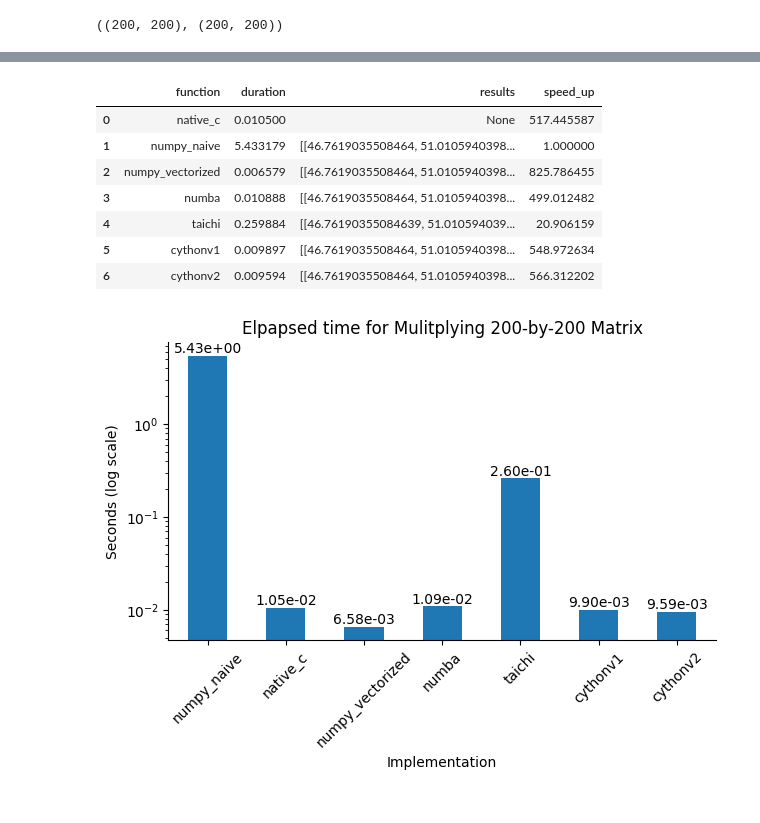
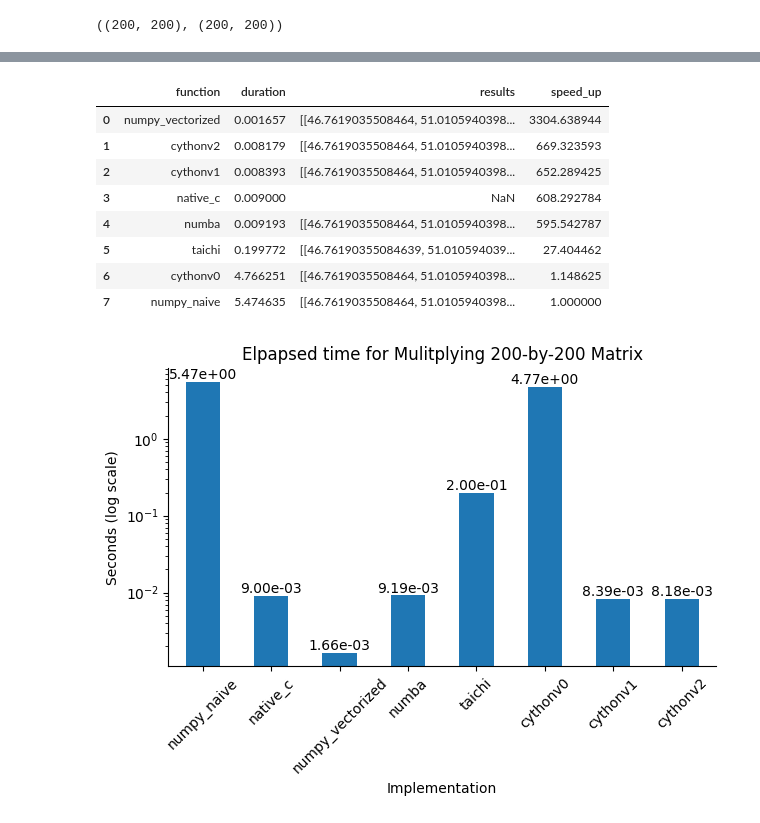
Before and after one commit to jimthompson5802/devcontainer_testbed, a Jupyter notebook: py-c-testbed/cython_sandbox/matrix_multiply_notebook.ipynb, the cells around one changed output, grey strips where cells are left out. Drawn from its saved outputs; the diff is of its cells as text; code cells hidden in the pictures.

Commit message:
Added cython0 scenario

```diff
--- a/py-c-testbed/cython_sandbox/matrix_multiply_notebook.ipynb
+++ b/py-c-testbed/cython_sandbox/matrix_multiply_notebook.ipynb
@@ -276,3 +245,0 @@ Wall time: 260 ms
-# %%
-%%time
-test_results.append(test_function(matrix_multiply_cython, "cythonv1", A, B))
@@ -285,3 +245,0 @@ Wall time: 10 ms
-# %%
-%%time
-test_results.append(test_function(matrix_multiply_cython2,"cythonv2", A, B))
@@ -291,0 +246,33 @@ Wall time: 10.2 ms
+# %%
+%%time
+import time
+import pandas as pd
+import gc
+
+# helper function to test the different implementations of matrix multiplication
+def test_function(function, identifier, A, B):
+    gc.disable()
+    start_time = time.time()
+    C = function(A, B)
+    end_time = time.time()
+    duration = end_time - start_time
+    gc.enable()
+
+    return {"function": identifier, "duration": duration, "results": C}
+
+
+# setup test scenarios
+test_scenarios = [
+    {"function": matrix_multiply_np, "identifier": "numpy_naive", "A": A, "B": B},
+    {"function": np.matmul, "identifier": "numpy_vectorized", "A": A, "B": B},
+    {"function": matrix_multiply_numba, "identifier": "numba", "A": A, "B": B},
+    {"function": matrix_multiply_cython0, "identifier": "cythonv0", "A": A, "B": B},
+    {"function": matrix_multiply_cython1, "identifier": "cythonv1", "A": A, "B": B},
+    {"function": matrix_multiply_cython2, "identifier": "cythonv2", "A": A, "B": B},
+    {"function": matrix_multiply_taichi, "identifier": "taichi", "A": A, "B": B},
+]
+
+for t in range(10):
+    print(f"starting test run {t}")
+    for ts in test_scenarios:
+        test_results.append(test_function(ts["function"], ts["identifier"], ts["A"], ts["B"]))
@@ -292,51 +309,54 @@ Wall time: 10.2 ms
 # %%
-df = pd.DataFrame(test_results)
+df = df.groupby("function").mean().sort_values(by="duration")
+df.reset_index(inplace=True)
+df.rename(columns={'index': 'function'}, inplace=True)
 df['speed_up'] = df[df.function == 'numpy_naive'].duration.values[0] / df['duration']
 df
 # %% [output]
 |  | function | duration | results | speed_up |
-| 0 | native_c | 0.010500 | None | 517.445587 |
-| 1 | numpy_naive | 5.433179 | [[46.7619035508464, 51.0105940398... | 1.000000 |
-| 2 | numpy_vectorized | 0.006579 | [[46.7619035508464, 51.0105940398... | 825.786455 |
-| 3 | numba | 0.010888 | [[46.7619035508464, 51.0105940398... | 499.012482 |
-| 4 | taichi | 0.259884 | [[46.76190355084639, 51.010594039... | 20.906159 |
-| 5 | cythonv1 | 0.009897 | [[46.7619035508464, 51.0105940398... | 548.972634 |
-| 6 | cythonv2 | 0.009594 | [[46.7619035508464, 51.0105940398... | 566.312202 |
+| 0 | numpy_vectorized | 0.001657 | [[46.7619035508464, 51.0105940398... | 3304.638944 |
+| 1 | cythonv2 | 0.008179 | [[46.7619035508464, 51.0105940398... | 669.323593 |
+| 2 | cythonv1 | 0.008393 | [[46.7619035508464, 51.0105940398... | 652.289425 |
+| 3 | native_c | 0.009000 | NaN | 608.292784 |
+| 4 | numba | 0.009193 | [[46.7619035508464, 51.0105940398... | 595.542787 |
+| 5 | taichi | 0.199772 | [[46.76190355084639, 51.010594039... | 27.404462 |
+| 6 | cythonv0 | 4.766251 | [[46.7619035508464, 51.0105940398... | 1.148625 |
+| 7 | numpy_naive | 5.474635 | [[46.7619035508464, 51.0105940398... | 1.000000 |
 # %%
 import matplotlib.pyplot as plt
 
 # Define the desired order
-order = ['numpy_naive', 'native_c', 'numpy_vectorized', 'numba', 'taichi', 'cythonv1', 'cythonv2']
+order = ['numpy_naive', 'native_c', 'numpy_vectorized', 'numba', 'taichi', 'cythonv0', 'cythonv1', 'cythonv2']
 
 # Sort the DataFrame by the 'function' column based on the desired order
 df['function'] = df['function'].astype('category')
 df['function'] = df['function'].cat.set_categories(order)
 df.sort_values('function', inplace=True)
 
 # Plot the data
 ax = df.plot(kind='bar', x='function', y='duration', legend=False)
 
 plt.xlabel('Implementation')
 plt.ylabel('Seconds (log scale)')
 plt.xticks(rotation=45)  # Rotate x-axis labels by 45 degrees
 plt.yscale('log')  # Set y-axis to logarithmic scale
 plt.title(f'Elpapsed time for Mulitplying {DIM_SIZE}-by-{DIM_SIZE} Matrix')
 
 # Add duration values on top of the bars
 for p in ax.patches:
     ax.annotate(format(p.get_height(), '.2e'),
                 (p.get_x() + p.get_width() / 2., p.get_height()),
                 ha = 'center', va = 'top',
                 xytext = (0, 10),
                 textcoords = 'offset points')
 # Remove top and right lines
 ax.spines['top'].set_visible(False)
 ax.spines['right'].set_visible(False)
 
 plt.tight_layout()  # Adjust layout to prevent labels from being cut off
 plt.show()
 # %% [output]
-[figure, old version]
+[figure, new version]
 # %%
 # Plot the data
 ax = df.plot(kind='bar', x='function', y='speed_up', legend=False)
```
Also changed, not shown: parts of 32 cells of this notebook.
